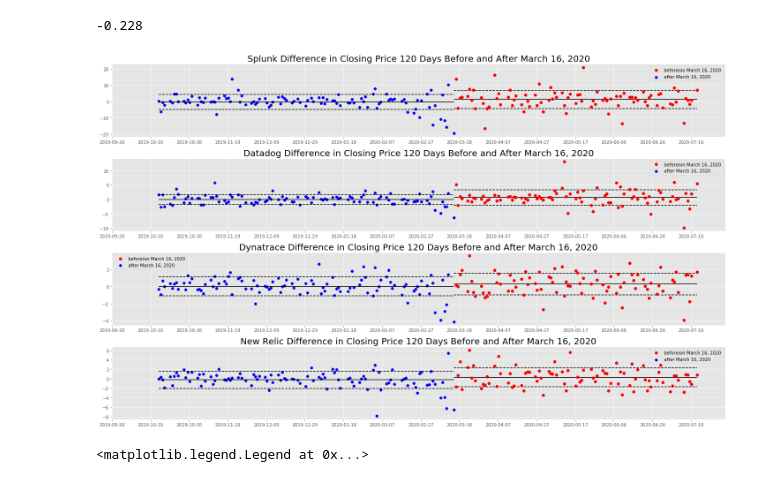
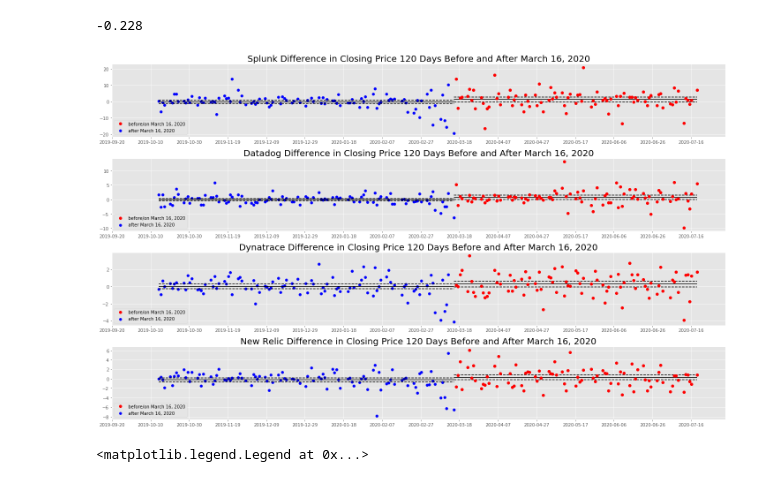
Before and after one commit to rghosh8/capstone-1, a Jupyter notebook: src/exploration.ipynb, the cells around one changed output. Drawn from its saved outputs; the diff is of its cells as text; code cells hidden in the pictures.

```diff
--- a/src/exploration.ipynb
+++ b/src/exploration.ipynb
@@ -77,7 +77,6 @@ plt.savefig('../figures/comparison.png')
 * Compute {mean, stardard deviation} of the before and after data
 * Plot normal curves and run a p test
 # %%
-filepaths = list(['../data/SPLK.csv', '../data/DDOG.csv', '../data/DT.csv', '../data/NEWR.csv'])
 before_after_dict = dict()
 statistics = dict()
 
@@ -86,8 +85,21 @@ for filepath in filepaths:
     before, after = data.before, data.after
 
     before_after_dict[refer[filepath]] = {'before': before['Diff'],'after': after['Diff']}
-    statistics[refer[filepath]] = {'before': {'mean': round(before['Diff'].mean(),3), 'std': round(before['Diff'].std(), 3)},
-                                                'after': {'mean': round(after['Diff'].mean(), 3), 'std': round(after['Diff'].std(), 3)}}
+    statistics[refer[filepath]] = \
+         {
+             'before':
+             {
+              'mean': round(before['Diff'].mean(),3),
+              'std':  round(before['Diff'].std(), 3),
+              'se':   round(before['Diff'].sem(), 3)
+             },
+              'after':
+             {
+              'mean': round(after['Diff'].mean(), 3),
+              'std':  round(after['Diff'].std(), 3),
+              'se':   round(after['Diff'].sem(), 3)
+              }
+        }
 # %%
 pd.DataFrame(statistics)
 # %% [output]
@@ -101,29 +113,29 @@ statistics['Splunk']['before']['mean']
 # %%
 fig, axs = plt.subplots(4, 1, figsize=(20, 12))
 
 filepaths = list(['../data/SPLK.csv', '../data/DDOG.csv', '../data/DT.csv', '../data/NEWR.csv'])
 for filepath, ax  in zip(filepaths, axs):
     data = data_assessment(filepath, reference_date, current_date, moveback_date).before_after
     before, after = data.before, data.after
     ax.scatter(before.index, before["Diff"], color='b', label='after March 16, 2020')
     ax.hlines(statistics[refer[filepath]]['before']['mean'], data.moveback_date, data.reference_date, colors='k', linestyles='solid')
-    ax.hlines(statistics[refer[filepath]]['before']['mean'] + statistics[refer[filepath]]['before']['std'], data.moveback_date, data.reference_date, colors='k', linestyles='dashed')
-    ax.hlines(statistics[refer[filepath]]['before']['mean'] - statistics[refer[filepath]]['before']['std'], data.moveback_date, data.reference_date, colors='k', linestyles='dashed')
+    ax.hlines(statistics[refer[filepath]]['before']['mean'] + 2.576* statistics[refer[filepath]]['before']['se'], data.moveback_date, data.reference_date, colors='k', linestyles='dashed')
+    ax.hlines(statistics[refer[filepath]]['before']['mean'] - 2.576* statistics[refer[filepath]]['before']['se'], data.moveback_date, data.reference_date, colors='k', linestyles='dashed')
     ax.plot(after.index, after["Diff"], 'o', color='r', label='before/on March 16, 2020')
     ax.hlines(statistics[refer[filepath]]['after']['mean'], data.reference_date, data.current_date, colors='k', linestyles='solid')
-    ax.hlines(statistics[refer[filepath]]['after']['mean'] + statistics[refer[filepath]]['after']['std'], data.reference_date, data.current_date, colors='k', linestyles='dashed')
-    ax.hlines(statistics[refer[filepath]]['after']['mean'] - statistics[refer[filepath]]['after']['std'], data.reference_date, data.current_date, colors='k', linestyles='dashed')
+    ax.hlines(statistics[refer[filepath]]['after']['mean'] + 2.576 * statistics[refer[filepath]]['after']['se'], data.reference_date, data.current_date, colors='k', linestyles='dashed')
+    ax.hlines(statistics[refer[filepath]]['after']['mean'] - 2.576 * statistics[refer[filepath]]['after']['se'], data.reference_date, data.current_date, colors='k', linestyles='dashed')
 #     ax.vlines(data.reference_date, np.min(data.df['Diff'])-1, np.max(data.df['Diff'])+1, colors='#C0392B', linestyles='dashed', linewidth=4)
 
     start, end = ax.get_xlim()
     ax.xaxis.set_ticks(np.arange(start, end, 20));
     ax.set_title(refer[filepath] + ' Difference in Closing Price 120 Days Before and After March 16, 2020', fontsize=20);
-    ax.legend()
+    ax.legend(loc='lower left')
 
 fig.tight_layout();
 plt.savefig('../figures/before_after_diff_distribution.png')
 # %% [output]
-[figure, old version]
+[figure, new version]
 # %%
 fig, ax = plt.subplots(1, 1, figsize=(8, 5))
 
```
Also changed, not shown: parts of 1 cell of this notebook, 1 other file.
